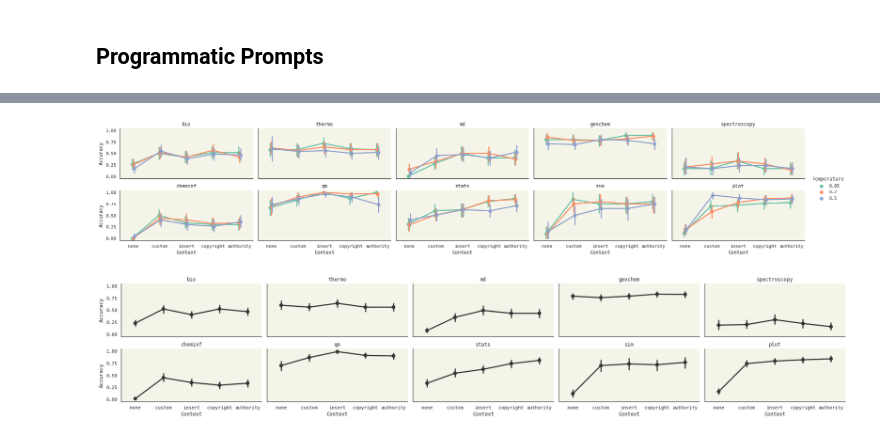
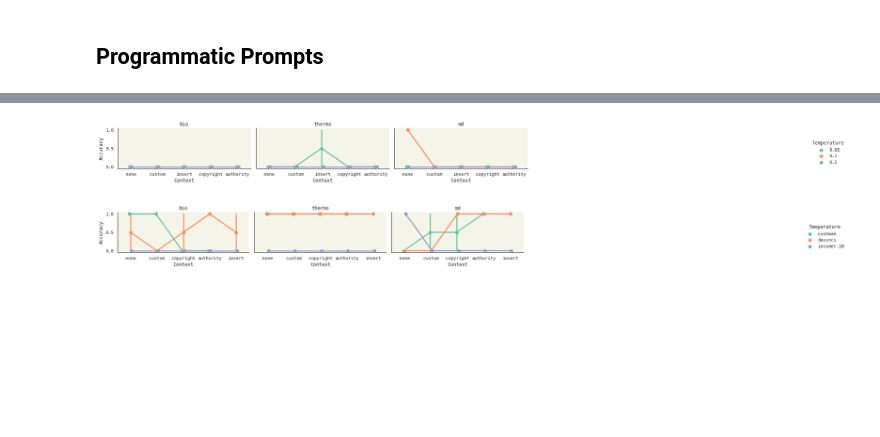
Before and after one commit to ur-whitelab/nlcc-data, a Jupyter notebook: paper/Prompts.ipynb, the cells around one changed output, grey strips where cells are left out. Saved outputs shown, nothing was run; the diff lists cells and outputs as text; code cells hidden in the pictures; blank space fills up the shorter version.

Commit message:
Added more engines to results

```diff
--- a/paper/Prompts.ipynb
+++ b/paper/Prompts.ipynb
@@ -71,20 +75,30 @@ df.groupby('topic').count()
 # %% [markdown]
 ## Programmatic Prompts
 # %%
-paths = ' '.join(valid_files)
+paths = ' '.join(valid_files[:3])
 temperatures = [0.05, 0.2, 0.5]
-k = 5
+models = ['openai/code-cushman-001', 'openai/code-davinci-002', 'incoder/facebook/incoder-1B']
+model_names = ['cushman', 'davinci', 'incoder-1B']
+can_insert = [False, True, True]
+#models = ['incoder/facebook/incoder-1B']
+#model_names = ['incoder-1B']
+#can_insert = [True]
+k = 2
 for i,t in enumerate(temperatures):
-    out = f'override_bench_{i}.csv'
-    !nlcc-bench $paths $out --n $k --prompt python --temperature $t
-    out = f'bench_{i}.csv'
-    !nlcc-bench $paths $out --n $k --temperature $t
-    out = f'insert_bench_{i}.csv'
-    !nlcc-bench $paths $out --n $k --prompt insert --temperature $t
-    out = f'cheader_bench_{i}.csv'
-    header = 'header:# MIT License\n\n# Copyright (c) 2022 Regents of the University of California\n\n'
-    !nlcc-bench $paths $out --n $k --prompt "$header" --temperature $t
-    out = f'lheader_bench_{i}.csv'
-    header = 'header:# This is written by an expert Python programmer\n\n'
-    !nlcc-bench $paths $out --n $k --prompt "$header" --temperature $t
+    for ins, m, mn in zip(can_insert, models, model_names):
+        out = f'override_{mn}_{i}.csv'
+        print(out)
+        !nlcc-bench $paths $out --n $k --prompt python --temperature $t --engine $m
+        out = f'bench_{mn}_{i}.csv'
+        !nlcc-bench $paths $out --n $k --temperature $t --engine $m
+        if ins:
+            out = f'insert_bench_{mn}_{i}.csv'
+            !nlcc-bench $paths $out --n $k --prompt insert --temperature $t --engine $m
+        out = f'cheader_bench_{mn}_{i}.csv'
+        insert_text = '-insert' if ins else ''
+        header = f'header{insert_text}:# MIT License\n\n# Copyright (c) 2022 Regents of the University of California\n\n'
+        !nlcc-bench $paths $out --n $k --prompt "$header" --temperature $t --engine $m
+        out = f'lheader_bench_{mn}_{i}.csv'
+        header = f'header{insert_text}:# This is written by an expert Python programmer\n\n'
+        !nlcc-bench $paths $out --n $k --prompt "$header" --temperature $t --engine $m
 # %% [output]
@@ -159,23 +164,27 @@ merged.tail()
 # %%
 plt.figure(figsize=(4,4), dpi=90)
-g = sns.FacetGrid(merged, col='topic', col_wrap=5, height=2.5, aspect=2, hue_order=temperatures)
+g = sns.FacetGrid(merged[merged.model == 'incoder-1B'], col='topic', col_wrap=5, height=2.5, aspect=2, hue_order=temperatures)
 g.map(sns.pointplot, 'used_context', 'result', 'temperature',
       palette='Set2', dodge=True)
 g.add_legend(title='Temperature')
 g.set_axis_labels('Context', 'Accuracy')
 g.set_titles('{col_name}')
 g.savefig('accuracy.pdf')
+g.savefig('accuracy.png')
 # %% [output]
-[figure, old version]
+[figure, new version]
 # %%
 plt.figure(figsize=(4,4), dpi=90)
-g = sns.FacetGrid(merged, col='topic',  col_wrap=5, height=2.5, aspect=2)
-g.map(sns.pointplot, 'used_context', 'result', dodge=True, color='#333')
+g = sns.FacetGrid(merged[merged.temperature == 0.2], col='topic', col_wrap=5, height=2.5, aspect=2, hue_order=model_names)
+g.map(sns.pointplot, 'used_context', 'result', 'model',
+      palette='Set2', dodge=True)
+g.add_legend(title='Temperature')
 g.set_axis_labels('Context', 'Accuracy')
 g.set_titles('{col_name}')
-g.savefig('marginal_accuracy.pdf')
+g.savefig('accuracy.pdf')
+g.savefig('accuracy.png')
 # %% [output]
-[figure, old version]
+[figure, new version]
 # %%
 print(df.groupby('topic').count().iloc[:,0].to_latex())
 # %% [output]
```
Also changed, not shown: parts of 5 cells of this notebook, 1 other file.
